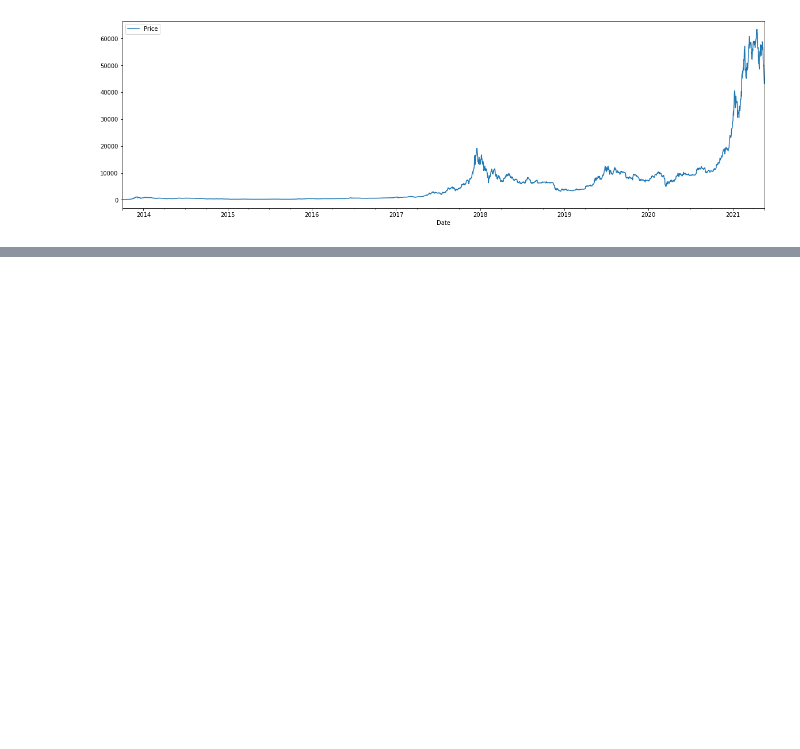
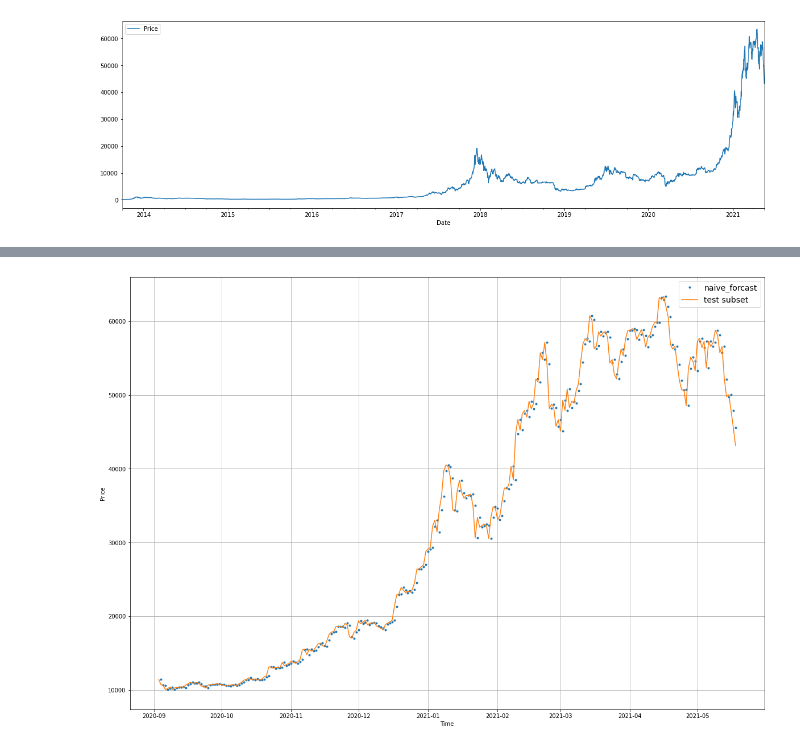
Before and after one commit to MahmutAtia/Time-Series-Analysis-in-Python, a Jupyter notebook: Time Series Analysis With TensorFlow.ipynb, the cells around one changed output, grey strips where cells are left out. Saved outputs shown, nothing was run; the diff lists cells and outputs as text; code cells hidden in the pictures; blank space fills up the shorter version.

```diff
--- a/Time Series Analysis With TensorFlow.ipynb
+++ b/Time Series Analysis With TensorFlow.ipynb
@@ -47,0 +107,9 @@ df_price.plot(figsize =(20,6))
+# %%
+naive_forcast = y_test[:-1]
+# %%
+plt.figure(figsize=(20,14))
+#plot_time_series(x_train, y_train)
+plot_time_series(x_test[1:] , naive_forcast, label="naive_forcast", start = 300)
+plot_time_series(x_test, y_test, format = "-", label = "test subset", start = 300)
+# %% [output]
+[figure, added]
```
Also changed, not shown: parts of 15 cells of this notebook.
